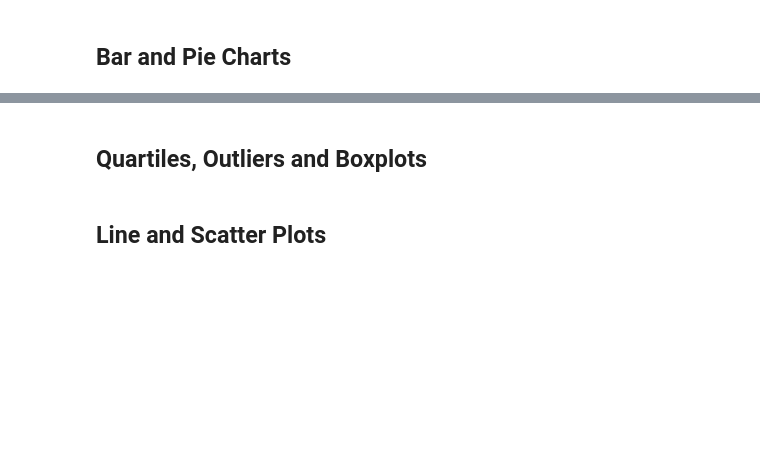
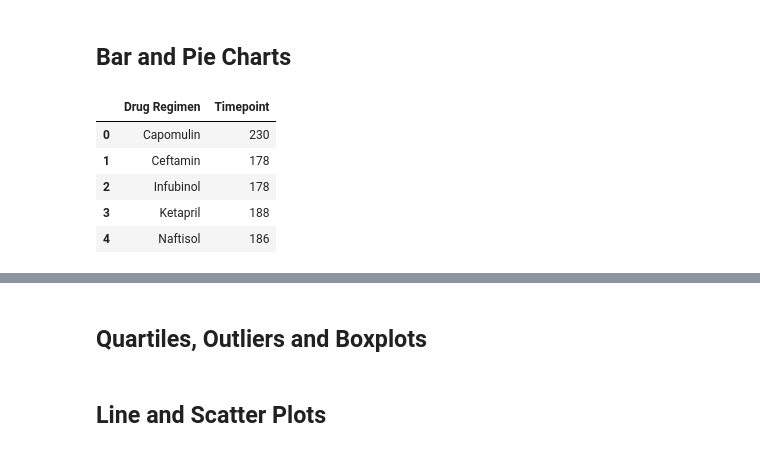
Before and after one commit to thomasipe/matplotlib-challenge, a Jupyter notebook: Pymaceuticals/pymaceuticals_starter.ipynb, the cells around one changed output, grey strips where cells are left out. Cells and saved outputs as stored; diff of their text form; code cells hidden in the pictures; blank space fills up the shorter version.

```diff
--- a/Pymaceuticals/pymaceuticals_starter.ipynb
+++ b/Pymaceuticals/pymaceuticals_starter.ipynb
@@ -117,3 +125,19 @@ ss_df
 # %% [markdown]
 ## Bar and Pie Charts
+# %%
+# Generate a bar plot showing the total number of measurements taken on each drug regimen using pyplot.
+
+tom = m_df.groupby(m_df["Drug Regimen"]).Timepoint.count().reset_index()
+tom.head()
+#tot_meas = tot_meas.rename(columns={"Drug Regimen": "DrugRegimen"})
+#tot_meas
+#x_axis = tot_meas['Drug Regimen']
+#m_df['Drug Regimen'].unique()
+# %% [output]
+|  | Drug Regimen | Timepoint |
+| 0 | Capomulin | 230 |
+| 1 | Ceftamin | 178 |
+| 2 | Infubinol | 178 |
+| 3 | Ketapril | 188 |
+| 4 | Naftisol | 186 |
 # %%
```
Also changed, not shown: parts of 5 cells of this notebook.
